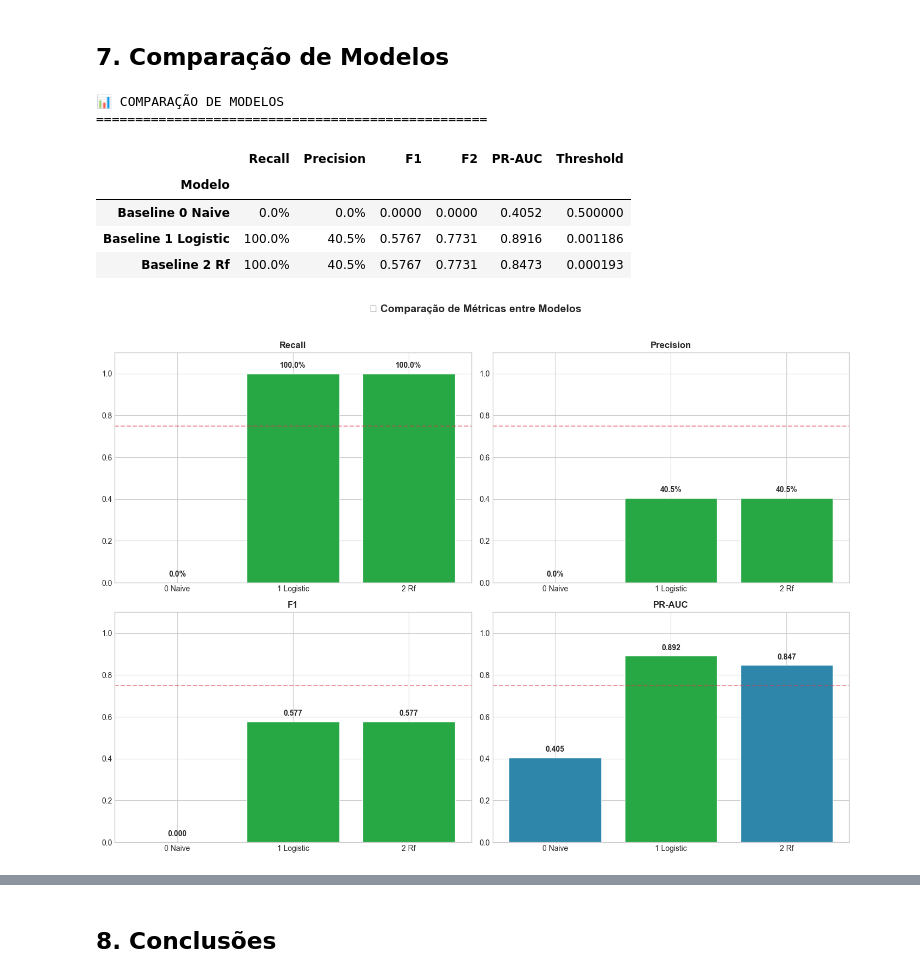
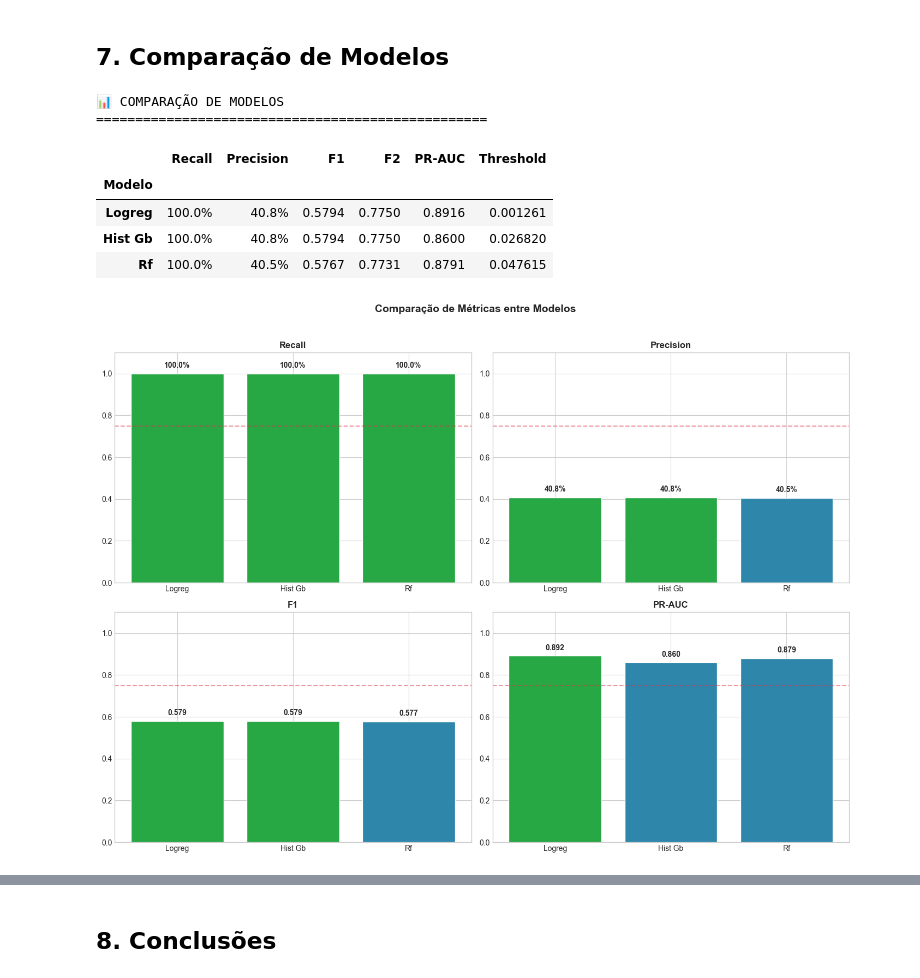
Before and after one commit to ArgusPortal/datathonfiap, a Jupyter notebook: notebooks/01_eda_and_model_analysis.ipynb, the cells around one changed output, grey strips where cells are left out. Cells and saved outputs as stored; diff of their text form; code cells hidden in the pictures.

```diff
--- a/notebooks/01_eda_and_model_analysis.ipynb
+++ b/notebooks/01_eda_and_model_analysis.ipynb
@@ -463,13 +575,19 @@ print(f"   {numeric_correlation_features}")
 if len(numeric_correlation_features) > 1:
     corr_matrix = df[numeric_correlation_features].corr()
 
+    # Criar labels com nomes amigáveis
+    friendly_labels = [get_friendly_name(f) for f in corr_matrix.columns]
+
     # Heatmap
     fig, ax = plt.subplots(figsize=(14, 12))
     mask = np.triu(np.ones_like(corr_matrix, dtype=bool))
     sns.heatmap(corr_matrix, mask=mask, annot=True, fmt='.2f', cmap='RdBu_r',
                 center=0, square=True, linewidths=0.5, ax=ax,
-                annot_kws={'size': 9}, vmin=-1, vmax=1)
-    ax.set_title('🔗 Matriz de Correlação das Features', fontsize=14, fontweight='bold', pad=20)
+                annot_kws={'size': 9}, vmin=-1, vmax=1,
+                xticklabels=friendly_labels, yticklabels=friendly_labels)
+    ax.set_title('Matriz de Correlação das Features', fontsize=14, fontweight='bold', pad=20)
+    plt.xticks(rotation=45, ha='right')
+    plt.yticks(rotation=0)
     plt.tight_layout()
     plt.show()
 else:
@@ -484,11 +598,15 @@ else:
 if corr_matrix is not None and target_col and target_col in corr_matrix.columns:
     target_corr = corr_matrix[target_col].drop(target_col).sort_values(key=abs, ascending=False)
 
+    # Criar labels com nomes amigáveis
+    friendly_labels = [get_friendly_name(f) for f in target_corr.index]
+
     fig, ax = plt.subplots(figsize=(12, 6))
     colors = [COLORS['danger'] if x > 0 else COLORS['success'] for x in target_corr.values]
-    bars = ax.barh(target_corr.index, target_corr.values, color=colors, edgecolor='white')
+    bars = ax.barh(friendly_labels, target_corr.values, color=colors, edgecolor='white')
     ax.axvline(0, color='black', linewidth=0.5)
-    ax.set_title(f'🎯 Correlação das Features com o Target ({target_col})', fontsize=12, fontweight='bold')
+    ax.set_title(f'Correlação das Features com o Target ({get_friendly_name(target_col)})',
+                 fontsize=12, fontweight='bold')
     ax.set_xlabel('Correlação de Pearson')
 
     # Adicionar valores
@@ -504,7 +622,8 @@ if corr_matrix is not None and target_col and target_col in corr_matrix.columns:
     print("\n📊 Top 5 Features mais correlacionadas com o risco:")
     for i, (feature, corr) in enumerate(target_corr.head().items(), 1):
         direction = '📈 Positiva' if corr > 0 else '📉 Negativa'
-        print(f"  {i}. {feature}: {corr:.4f} ({direction})")
+        friendly_name = get_friendly_name(feature)
+        print(f"  {i}. {friendly_name}: {corr:.4f} ({direction})")
 elif corr_matrix is None:
     print("⚠️ Matriz de correlação não disponível")
 else:
@@ -551,7 +662,7 @@ Períodos de treino: ['2023->2024']
 # %%
 # Métricas do melhor modelo
 best_model = metrics['best_model']
-best_metrics = metrics['baselines'][best_model]
+best_metrics = metrics['test_metrics']
 
 print(f"🏆 MELHOR MODELO: {best_model}")
 print("=" * 50)
@@ -658,13 +759,18 @@ plt.show()
 ## 7. Comparação de Modelos <a id='7-comparacao'></a>
 # %%
 # Preparar dados para comparação
-baselines = metrics['baselines']
-model_names = list(baselines.keys())
+# Carregar comparação de modelos
+with open(ARTIFACTS_PATH / 'model_comparison.json', 'r') as f:
+    comparison = json.load(f)
+
+test_results = comparison['test_results']
+model_names = list(test_results.keys())
 
 comparison_data = []
-for name, m in baselines.items():
+for name in model_names:
+    m = test_results[name]
     comparison_data.append({
-        'Modelo': name.replace('baseline', 'Baseline ').replace('_', ' ').title(),
+        'Modelo': name.replace('_', ' ').title(),
         'Recall': m['recall'],
         'Precision': m['precision'],
         'F1': m['f1'],
@@ -695,40 +801,40 @@ display(styled)
 ==================================================
 |  | Recall | Precision | F1 | F2 | PR-AUC | Threshold |
 | Modelo |  |  |  |  |  |  |
-| Baseline 0 Naive | 0.0% | 0.0% | 0.0000 | 0.0000 | 0.4052 | 0.500000 |
-| Baseline 1 Logistic | 100.0% | 40.5% | 0.5767 | 0.7731 | 0.8916 | 0.001186 |
-| Baseline 2 Rf | 100.0% | 40.5% | 0.5767 | 0.7731 | 0.8473 | 0.000193 |
+| Logreg | 100.0% | 40.8% | 0.5794 | 0.7750 | 0.8916 | 0.001261 |
+| Hist Gb | 100.0% | 40.8% | 0.5794 | 0.7750 | 0.8600 | 0.026820 |
+| Rf | 100.0% | 40.5% | 0.5767 | 0.7731 | 0.8791 | 0.047615 |
 # %%
 # Gráfico de comparação
 metrics_to_compare = ['Recall', 'Precision', 'F1', 'PR-AUC']
 
 fig, axes = plt.subplots(2, 2, figsize=(14, 10))
 axes = axes.flatten()
 
-model_display_names = [m.replace('baseline', '').replace('_', ' ').strip().title() for m in model_names]
+model_display_names = [m.replace('_', ' ').title() for m in model_names]
 
 for i, metric in enumerate(metrics_to_compare):
     ax = axes[i]
     values = comparison_df[metric].values
 
     colors = [COLORS['success'] if v == values.max() else COLORS['primary'] for v in values]
     bars = ax.bar(model_display_names, values, color=colors, edgecolor='white')
 
     ax.set_title(f'{metric}', fontsize=12, fontweight='bold')
     ax.set_ylim(0, 1.1)
 
     for bar, val in zip(bars, values):
         ax.text(bar.get_x() + bar.get_width()/2, bar.get_height() + 0.02,
                 f'{val:.1%}' if metric in ['Recall', 'Precision'] else f'{val:.3f}',
                 ha='center', va='bottom', fontsize=10, fontweight='bold')
 
     ax.axhline(0.75, color=COLORS['danger'], linestyle='--', alpha=0.5, label='Meta 75%')
 
-plt.suptitle('📊 Comparação de Métricas entre Modelos', fontsize=14, fontweight='bold', y=1.02)
+plt.suptitle('Comparação de Métricas entre Modelos', fontsize=14, fontweight='bold', y=1.02)
 plt.tight_layout()
 plt.show()
 # %% [output]
-[figure, old version]
+[figure, new version]
 # %%
 # Radar chart para comparação
 from math import pi
```
Also changed, not shown: parts of 30 cells of this notebook, 14 other files.
